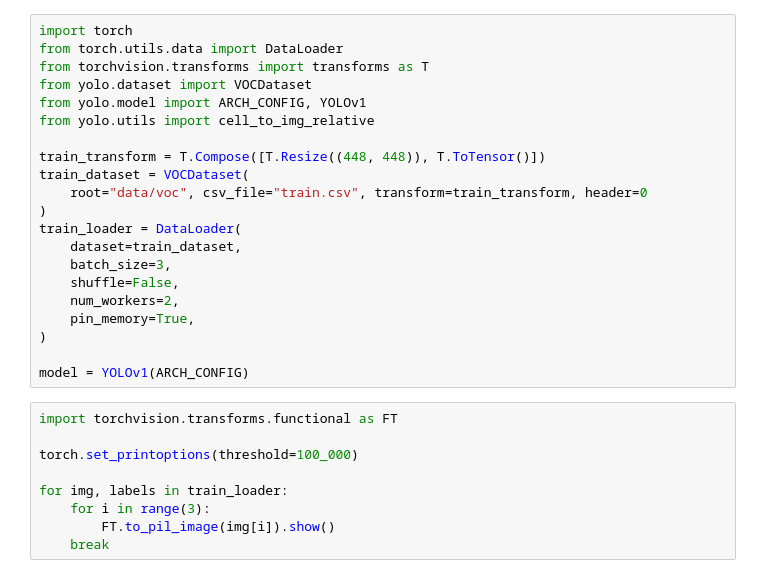
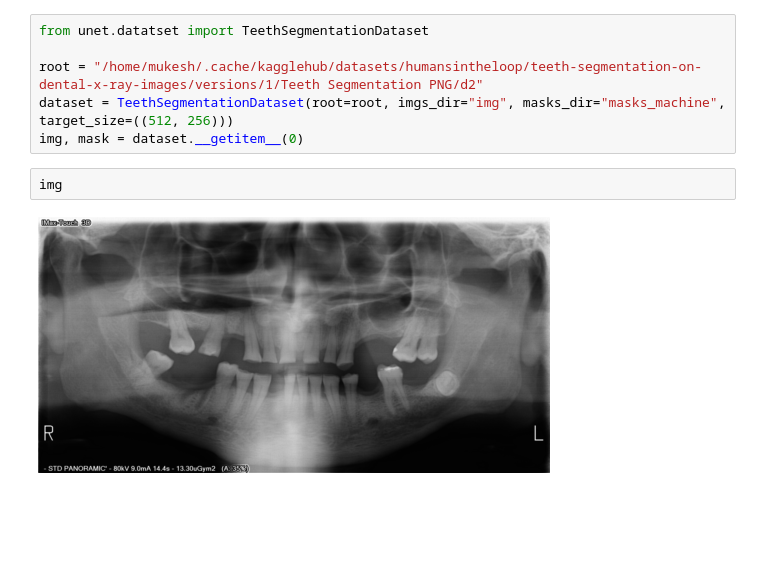
Before and after one commit to 0xMukesh/paper-implementations, a Jupyter notebook: playground.ipynb, the cells around one changed output. Saved outputs shown, nothing was run; the diff lists cells and outputs as text; blank space fills up the shorter version.

Commit message:
feat: start implementation of unet

```diff
--- a/playground.ipynb
+++ b/playground.ipynb
@@ -1,30 +1,10 @@
-# %%
-import torch
-from torch.utils.data import DataLoader
-from torchvision.transforms import transforms as T
-from yolo.dataset import VOCDataset
-from yolo.model import ARCH_CONFIG, YOLOv1
-from yolo.utils import cell_to_img_relative
-
-train_transform = T.Compose([T.Resize((448, 448)), T.ToTensor()])
-train_dataset = VOCDataset(
-    root="data/voc", csv_file="train.csv", transform=train_transform, header=0
-)
-train_loader = DataLoader(
-    dataset=train_dataset,
-    batch_size=3,
-    shuffle=False,
-    num_workers=2,
-    pin_memory=True,
-)
-
-model = YOLOv1(ARCH_CONFIG)
-# %%
-import torchvision.transforms.functional as FT
-
-torch.set_printoptions(threshold=100_000)
-
-for img, labels in train_loader:
-    for i in range(3):
-        FT.to_pil_image(img[i]).show()
-    break
+# %%
+from unet.datatset import TeethSegmentationDataset
+
+root = "/home/mukesh/.cache/kagglehub/datasets/humansintheloop/teeth-segmentation-on-dental-x-ray-images/versions/1/Teeth Segmentation PNG/d2"
+dataset = TeethSegmentationDataset(root=root, imgs_dir="img", masks_dir="masks_machine", target_size=((512, 256)))
+img, mask = dataset.__getitem__(0)
+# %%
+img
+# %% [output]
+[figure, added]
```
Also changed, not shown: parts of 1 cell of this notebook, 2 other files.
